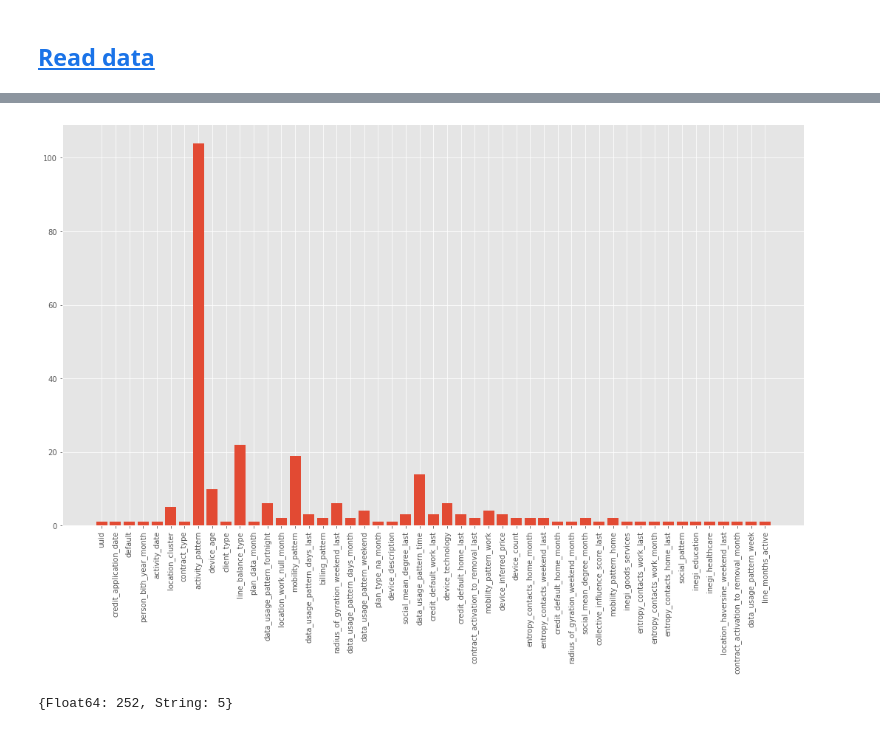
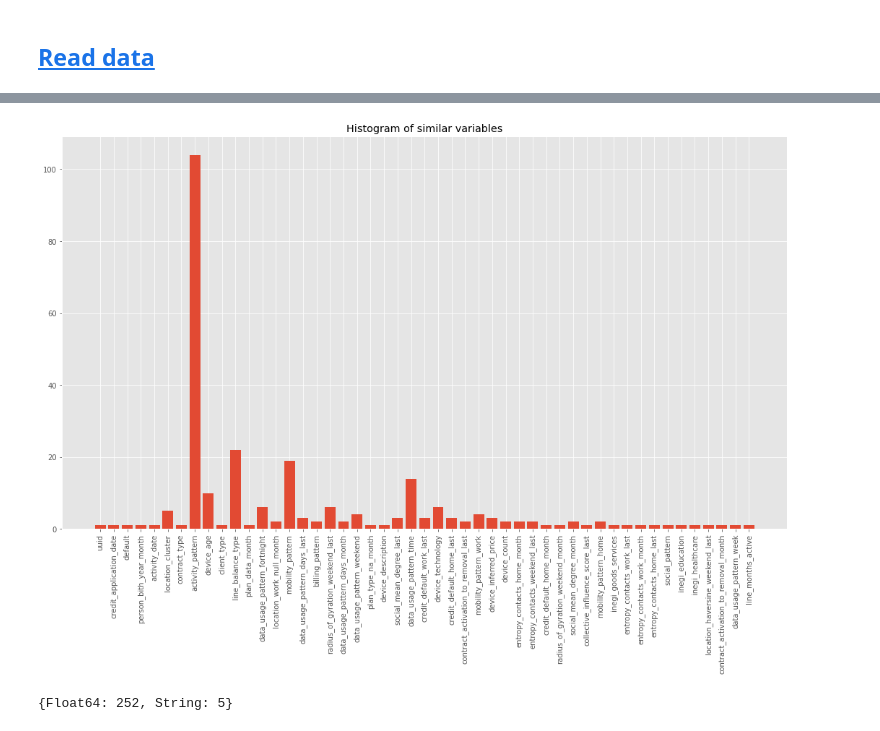
Before and after one commit to Rodma-BR/Loan-default-prediction, a Jupyter notebook: notebooks/EDA.ipynb, the cells around one changed output, grey strips where cells are left out. Saved outputs shown, nothing was run; the diff lists cells and outputs as text; code cells hidden in the pictures.

```diff
--- a/notebooks/EDA.ipynb
+++ b/notebooks/EDA.ipynb
@@ -125,6 +108,8 @@ base_name_counter
 # %%
+# Show total of variables grouped by similar names
 plt.bar(base_name_counter.keys(), base_name_counter.values());
+plt.title("Histogram of similar variables")
 plt.xticks(rotation=90);
 # %% [output]
-[figure, old version]
+[figure, new version]
 # %%
```
Also changed, not shown: parts of 10 cells of this notebook.
